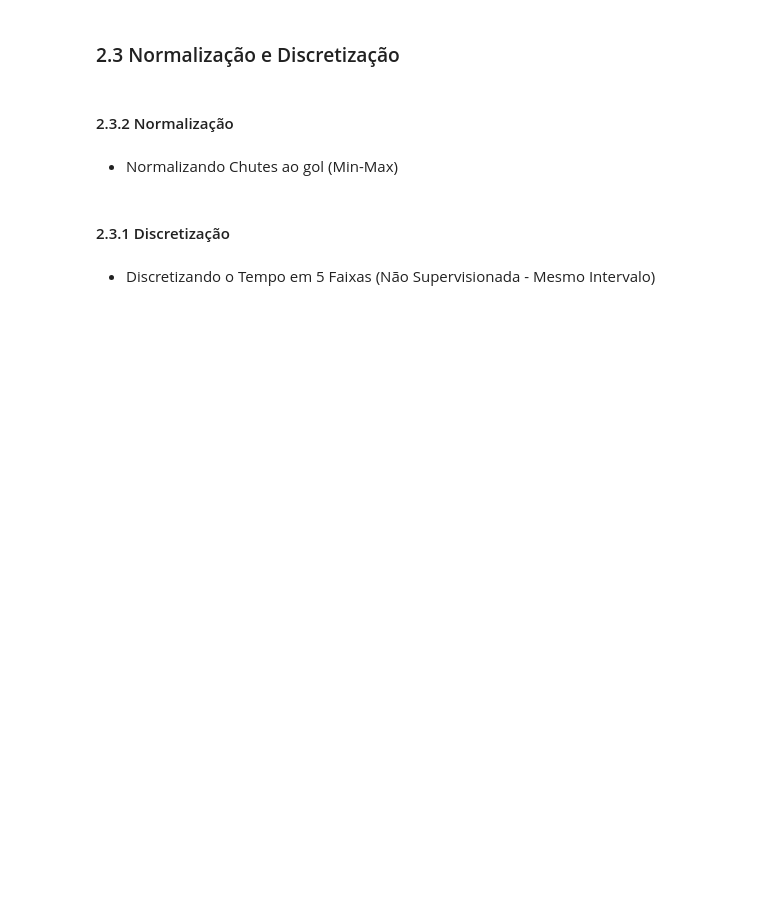
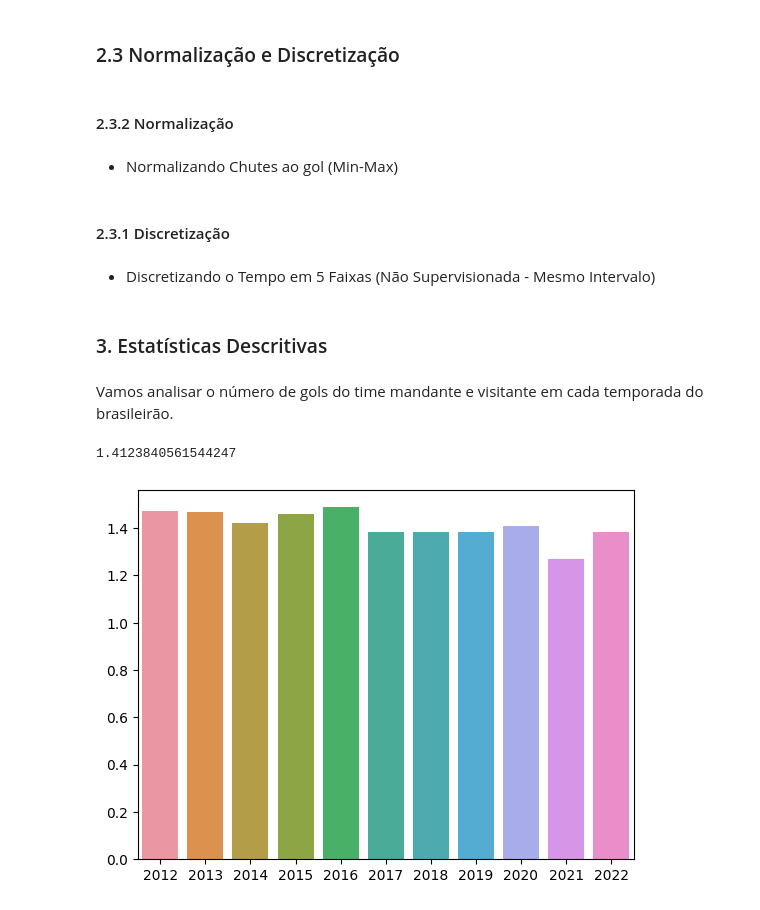
Before and after one commit to matheusalb/Veva365, a Jupyter notebook: Projeto 1.ipynb, the cells around one changed output. Drawn from its saved outputs; the diff is of its cells as text; code cells hidden in the pictures; blank space fills up the shorter version.

```diff
--- a/Projeto 1.ipynb
+++ b/Projeto 1.ipynb
@@ -387,3 +387,7 @@ df['AST_norm'] = scaler.fit_transform(df[['AST']])
 * Discretizando o Tempo em 5 Faixas (Não Supervisionada - Mesmo Intervalo)
 # %%
 df['Time_seconds_dist'] = pd.cut(df['Time_seconds'], 5, labels=range(5))
+# %% [markdown]
+### 3. Estatísticas Descritivas
+# %% [markdown]
+Vamos analisar o número de gols do time mandante e visitante em cada temporada do brasileirão.
@@ -389,0 +408,47 @@ df['Time_seconds_dist'] = pd.cut(df['Time_seconds'], 5, labels=range(5))
+# %%
+from turtle import title
+
+
+fthg_br = []
+ftag_br = []
+year = []
+
+ftag_br.append(df_br_2012['FTAG'].mean())
+fthg_br.append(df_br_2012['FTHG'].mean())
+year.append(2012)
+ftag_br.append(df_br_2013['FTAG'].mean())
+fthg_br.append(df_br_2013['FTHG'].mean())
+year.append(2013)
+ftag_br.append(df_br_2014['FTAG'].mean())
+fthg_br.append(df_br_2014['FTHG'].mean())
+year.append(2014)
+ftag_br.append(df_br_2015['FTAG'].mean())
+fthg_br.append(df_br_2015['FTHG'].mean())
+year.append(2015)
+ftag_br.append(df_br_2016['FTAG'].mean())
+fthg_br.append(df_br_2016['FTHG'].mean())
+year.append(2016)
+ftag_br.append(df_br_2017['FTAG'].mean())
+fthg_br.append(df_br_2017['FTHG'].mean())
+year.append(2017)
+ftag_br.append(df_br_2018['FTAG'].mean())
+fthg_br.append(df_br_2018['FTHG'].mean())
+year.append(2018)
+ftag_br.append(df_br_2019['FTAG'].mean())
+fthg_br.append(df_br_2019['FTHG'].mean())
+year.append(2019)
+ftag_br.append(df_br_2020['FTAG'].mean())
+fthg_br.append(df_br_2020['FTHG'].mean())
+year.append(2020)
+ftag_br.append(df_br_2021['FTAG'].mean())
+fthg_br.append(df_br_2021['FTHG'].mean())
+year.append(2021)
+ftag_br.append(df_br_2022['FTAG'].mean())
+fthg_br.append(df_br_2022['FTHG'].mean())
+year.append(2022)
+# %%
+sns.barplot(x=year, y=fthg_br)
+df_br['FTHG'].mean()
+# %% [output]
+1.4123840561544247
+[figure, added]
```
Also changed, not shown: parts of 14 cells of this notebook.
